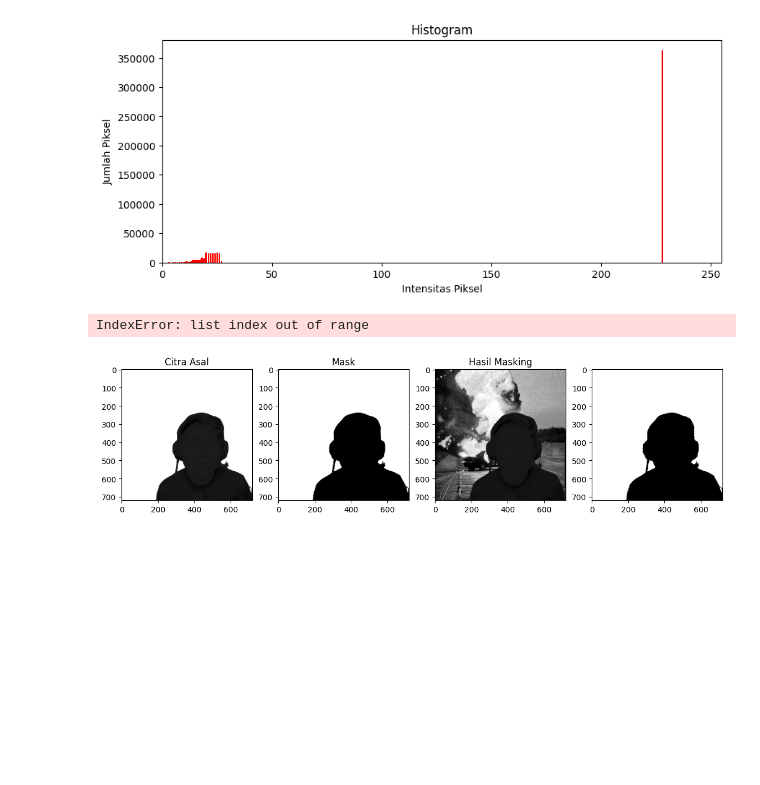
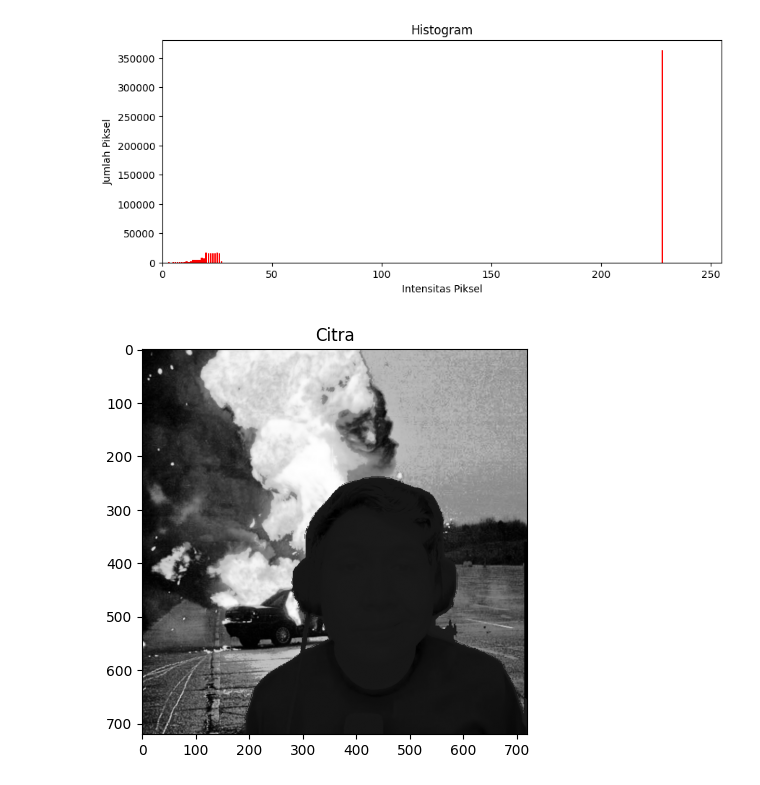
Before and after one commit to praktikum-pcd-2026/modul-2-qomaulii, a Jupyter notebook: windah.ipynb, the cells around one changed output. Drawn from its saved outputs; the diff is of its cells as text; code cells hidden in the pictures; blank space fills up the shorter version.

```diff
--- a/windah.ipynb
+++ b/windah.ipynb
@@ -402,10 +402,7 @@ def ganti_latar_threshold(citra_asal, citra_latar, threshold=50, mode="lebih_bes
 # %%
 hasil_masking, mask = ganti_latar_threshold(hasilSpes, hasilEq, threshold=50, mode="lebih_besar")
 hasilmasking, mask = ganti_latar_threshold(mask, hasilEq, threshold=50, mode="lebih_besar")
-tampilkan_beberapa(
-    [hasilSpes, mask, hasil_masking],
-    ["Citra Asal", "Mask", "Hasil Masking"]
-)
+
+tampilkan_citra(hasil_masking)
 # %% [output]
-IndexError: list index out of range
-[figure, old version]
+[figure, new version]
```
